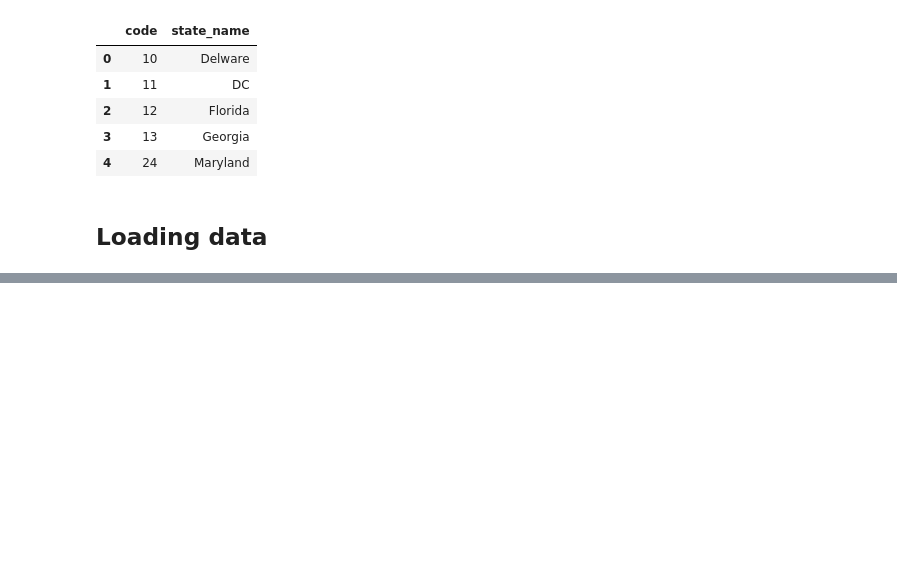
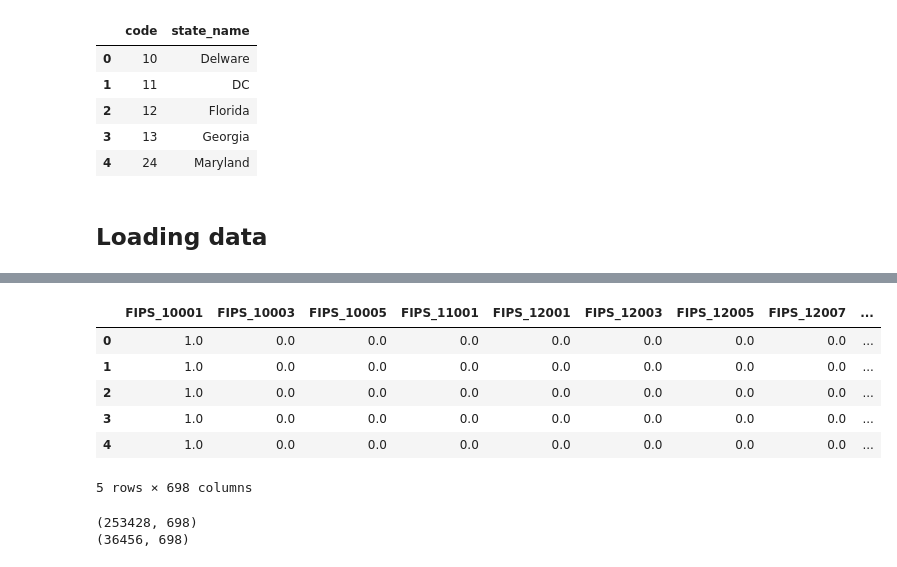
Before and after one commit to ehmartens/cs5644-project, a Jupyter notebook: Lesniak_Model_Explore.ipynb, the cells around one changed output, grey strips where cells are left out. Drawn from its saved outputs; the diff is of its cells as text; code cells hidden in the pictures; blank space fills up the shorter version.

```diff
--- a/Lesniak_Model_Explore.ipynb
+++ b/Lesniak_Model_Explore.ipynb
@@ -69,0 +108,13 @@ data = pd.read_csv("COVID_Analysis_Data.csv")
+# %%
+# Converting date column for filtering
+data['date'].apply(lambda x: datetime.strptime(x,'%Y-%m-%d'))
+
+# Filtering data by date for training dataset
+end_date_train = '2021-06-14'
+train_mask = (data['date'] <= end_date_train)
+
+# Training dataset with date (wd)
+data_train_wd = data.loc[train_mask]
+
+# Creating training dataset and removing date
+data_train = data_train_wd.drop(columns=['date'])
@@ -70 +145,19 @@ data = pd.read_csv("COVID_Analysis_Data.csv")
+# %%
+# Evaluating training data
+data_train.head()
+# %% [output]
+|  | FIPS_10001 | FIPS_10003 | FIPS_10005 | FIPS_11001 | FIPS_12001 | FIPS_12003 | FIPS_12005 | FIPS_12007 | ... |
+| 0 | 1.0 | 0.0 | 0.0 | 0.0 | 0.0 | 0.0 | 0.0 | 0.0 | ... |
+| 1 | 1.0 | 0.0 | 0.0 | 0.0 | 0.0 | 0.0 | 0.0 | 0.0 | ... |
+| 2 | 1.0 | 0.0 | 0.0 | 0.0 | 0.0 | 0.0 | 0.0 | 0.0 | ... |
+| 3 | 1.0 | 0.0 | 0.0 | 0.0 | 0.0 | 0.0 | 0.0 | 0.0 | ... |
+| 4 | 1.0 | 0.0 | 0.0 | 0.0 | 0.0 | 0.0 | 0.0 | 0.0 | ... |
+5 rows × 698 columns
+# %%
+# Evaluating the size of the training and test datasets
+print(data_train.shape)
+print(data_test.shape)
+# %% [output]
+(253428, 698)
+(36456, 698)
 # %%
```
Also changed, not shown: parts of 16 cells of this notebook.
